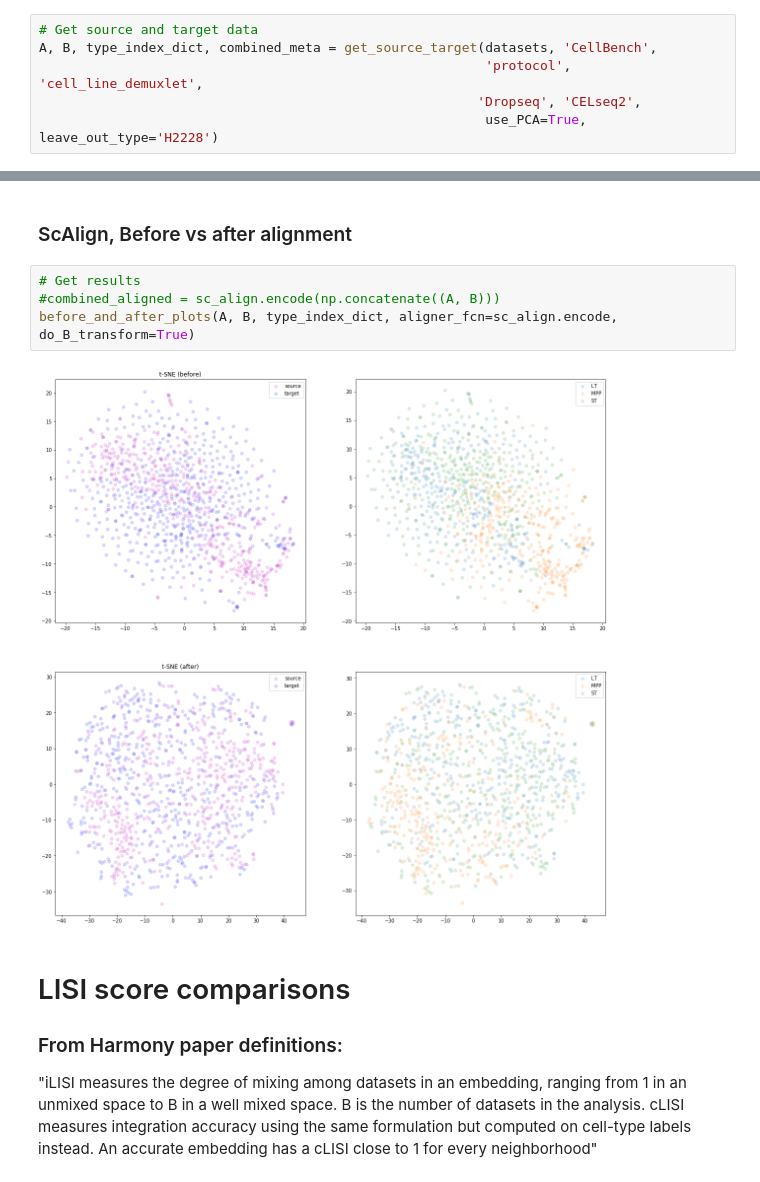
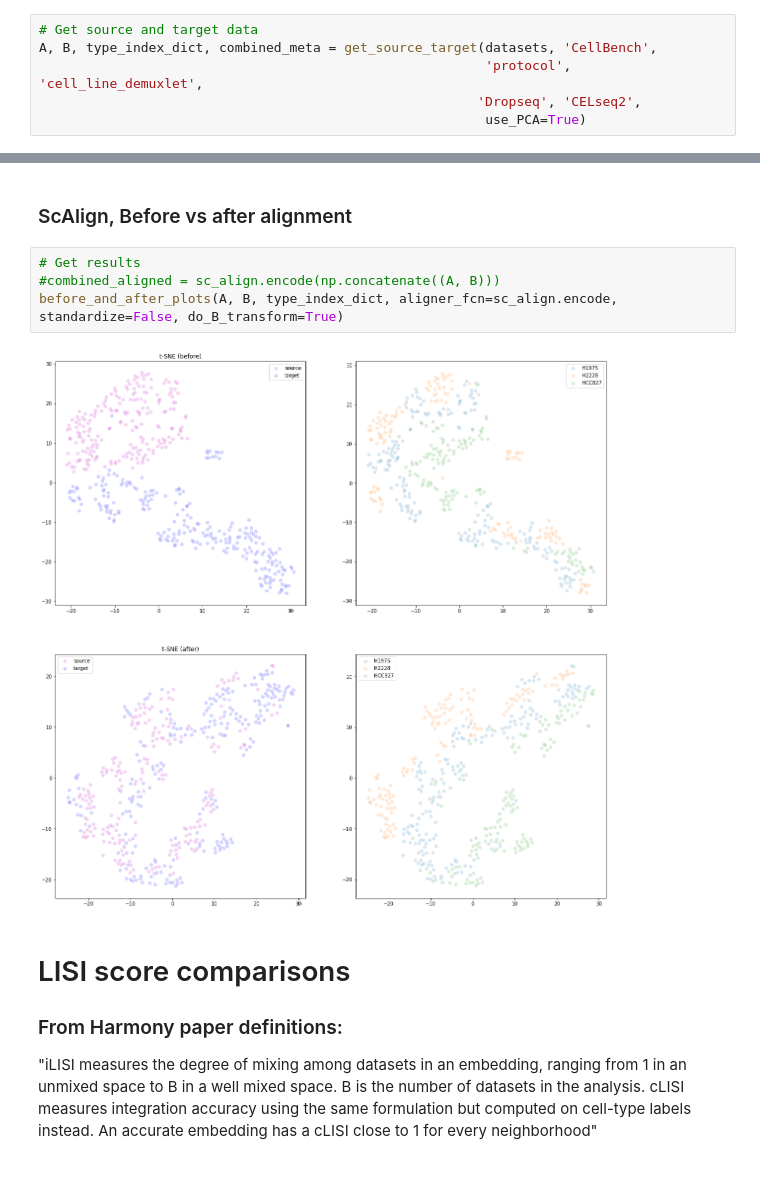
Before and after one commit to AmirAlavi/sc-alignment-benchmarking, a Jupyter notebook: data-alignment-comparisons.ipynb, the cells around one changed output, grey strips where cells are left out. Cells and saved outputs as stored; diff of their text form.

```diff
--- a/data-alignment-comparisons.ipynb
+++ b/data-alignment-comparisons.ipynb
@@ -458,7 +524,7 @@ torch.float32
 A, B, type_index_dict, combined_meta = get_source_target(datasets, 'CellBench',
                                                          'protocol', 'cell_line_demuxlet',
                                                         'Dropseq', 'CELseq2',
-                                                         use_PCA=True, leave_out_type='H2228')
+                                                         use_PCA=True)
 # %%
 print(A.shape)
 print(B.shape)
@@ -552,9 +618,9 @@ Trained encoder saved to: scAlign_model\model_alignment\train\model.ckpt-4601
 # %%
 # Get results
 #combined_aligned = sc_align.encode(np.concatenate((A, B)))
-before_and_after_plots(A, B, type_index_dict, aligner_fcn=sc_align.encode, do_B_transform=True)
+before_and_after_plots(A, B, type_index_dict, aligner_fcn=sc_align.encode, standardize=False, do_B_transform=True)
 # %% [output]
-[figure, old version]
+[figure, new version]
 # %% [markdown]
  <a name="lisi"></a>
  # LISI score comparisons
```
Also changed, not shown: parts of 8 cells of this notebook, 1 other file.
